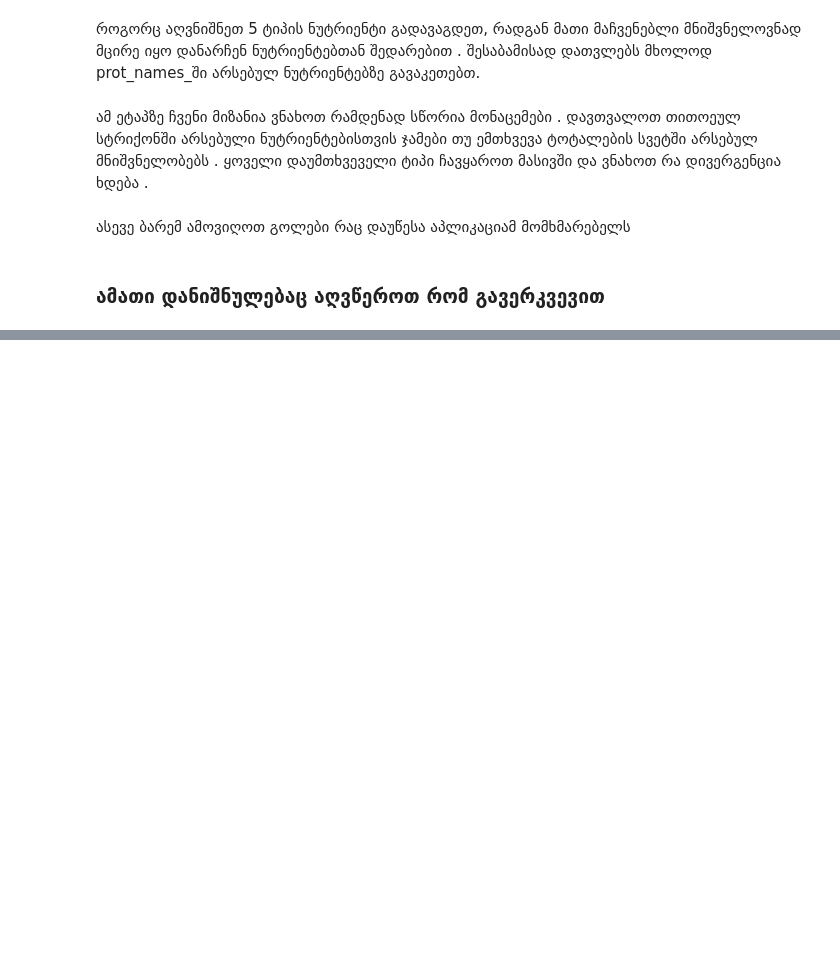
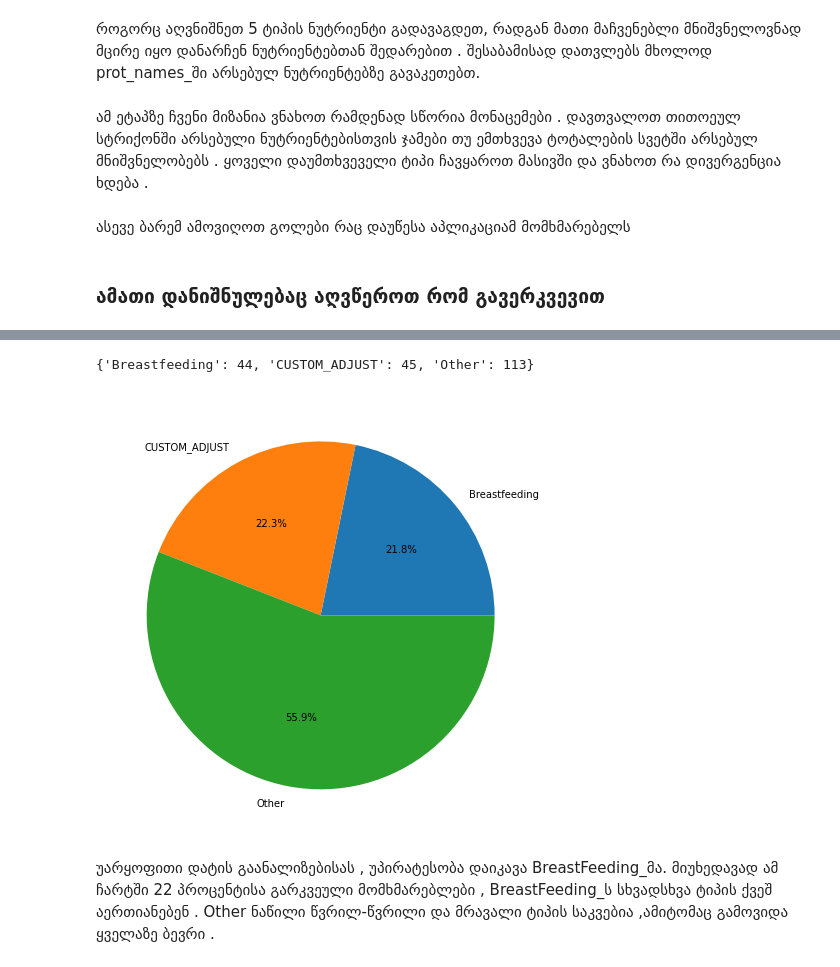
Before and after one commit to dbera17/ML, a Jupyter notebook: final_proj.ipynb, the cells around one changed output, grey strips where cells are left out. Cells and saved outputs as stored; diff of their text form; code cells hidden in the pictures; blank space fills up the shorter version.

```diff
--- a/final_proj.ipynb
+++ b/final_proj.ipynb
@@ -199,15 +195,10 @@ goal_protein = []
 goal_sodium = []
 goal_sugar = []
 goal_fiber = []
-goal_potass = []
-goal_iron = []
-goal_calcium = []
-goal_sat_fat = []
-goal_chol = []
+
 
 goals = [goal_calories,goal_carbs,goal_fat,goal_protein,
-         goal_sodium,goal_sugar,goal_fiber,goal_potass,
-         goal_iron, goal_calcium, goal_sat_fat,goal_chol]
+         goal_sodium,goal_sugar,goal_fiber]
 # %%
 def fill_goals(goal_data):
     for curr_goal in goal_data:
@@ -273,0 +287,20 @@ for index in range(20):
+# %%
+negatives = {}
+for i in range(data.shape[0]):
+    dcol = json.loads(data.iloc[i,2])
+    for dish in dcol:
+        for food in dish['dishes']:
+            for nutrients in food['nutritions']:
+                if int(replacer(nutrients['value'])) <0 :
+                    if food['name'] not in negatives.keys():
+                        protValTupla = (nutrients['name'],int(replacer(nutrients['value'])))
+                        protSet = set(protValTupla)
+                        negatives[food['name']] = [1,protSet]
+                    else:
+                        negatives[food['name']][0] += 1
+                        protValTupla = (nutrients['name'],int(replacer(nutrients['value'])))
+                        negatives[food['name']][1].add(protValTupla)
+# %%
+sortedNegatives = sorted(negatives.items(), key=lambda item: -item[1][0])
+for key,value in sortedNegatives:
+    print(key,value)
@@ -273,0 +325,22 @@ for index in range(20):
+# %%
+sortedNegatives = sorted(negatives.items(), key=lambda item: -item[1][0])
+negativesDict = {'Breastfeeding':0,'CUSTOM_ADJUST':0,
+                 'Other':0}
+for key,value in sortedNegatives:
+    if 'Breastfeeding' in key or 'Generic' in key :
+        negativesDict['Breastfeeding'] +=1
+    elif 'CUSTOM ADJUST' in key or 'Net Carb Adjustment' in key:
+        negativesDict['CUSTOM_ADJUST'] +=1
+    else:
+        negativesDict['Other'] +=1
+print(negativesDict)
+# %% [output]
+{'Breastfeeding': 44, 'CUSTOM_ADJUST': 45, 'Other': 113}
+# %%
+plt.figure(figsize=(20,8))
+plt.pie(negativesDict.values(), labels = negativesDict.keys(),autopct = "%1.1f%%")
+plt.show()
+# %% [output]
+[figure, added]
+# %% [markdown]
+უარყოფითი დატის გაანალიზებისას , უპირატესობა დაიკავა BreastFeeding_მა. მიუხედავად ამ ჩარტში 22 პროცენტისა გარკვეული მომხმარებლები , BreastFeeding_ს სხვადსხვა ტიპის ქვეშ აერთიანებენ . Other ნაწილი წვრილ-წვრილი და მრავალი ტიპის საკვებია ,ამიტომაც გამოვიდა ყველაზე ბევრი .
```
Also changed, not shown: parts of 20 cells of this notebook.
